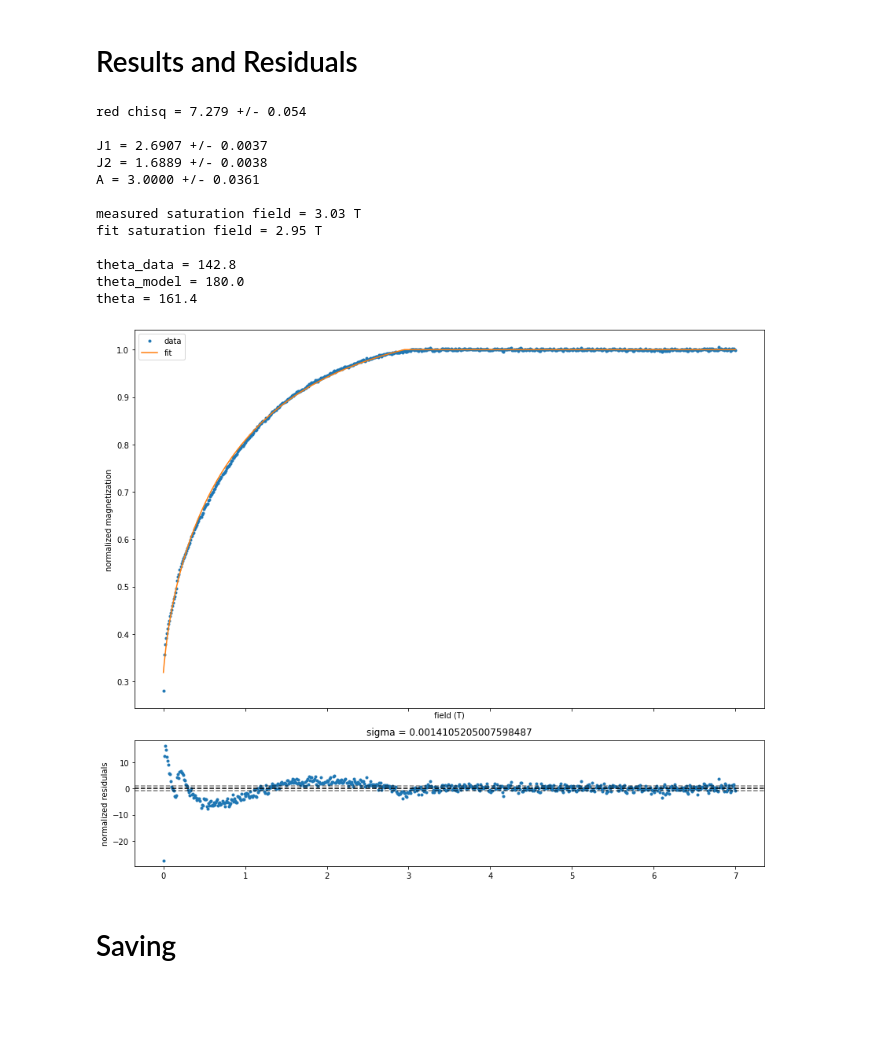
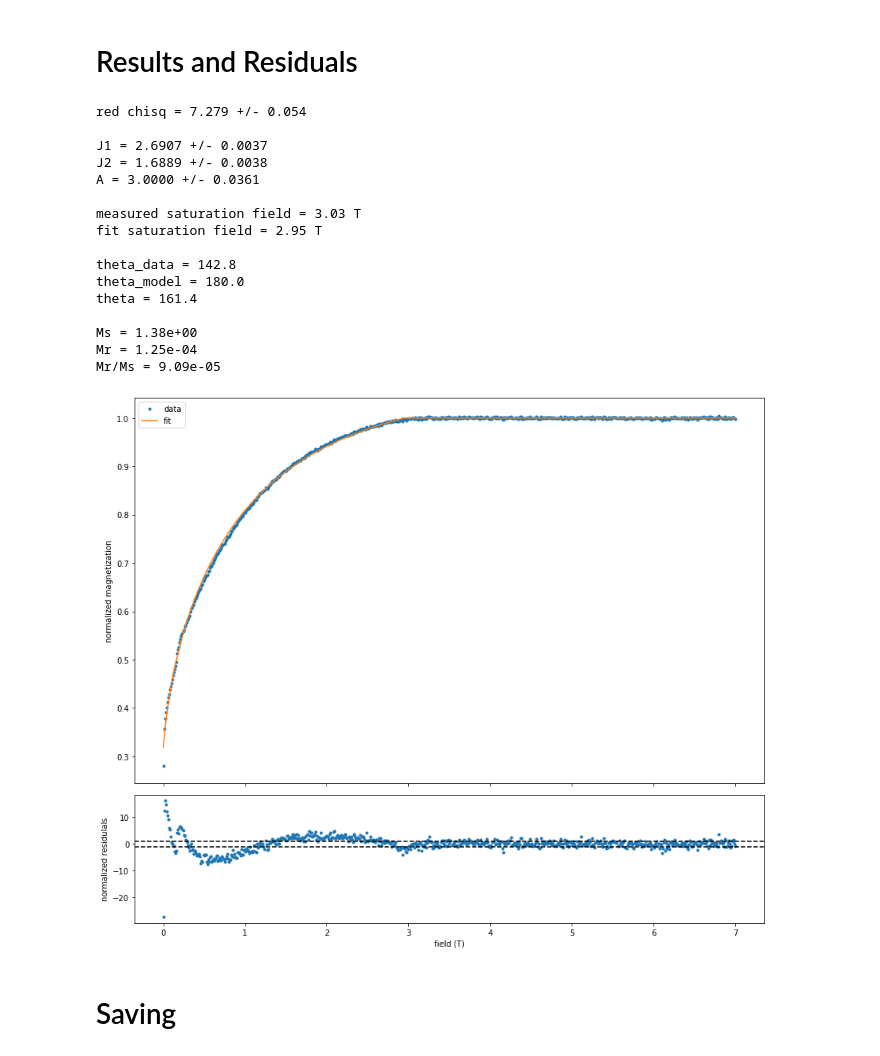
Before and after one commit to Elliot-Wadge/MagnetizationFitting, a Jupyter notebook: notebooks/clean_fitting-mpl.ipynb, the cells around one changed output. Saved outputs shown, nothing was run; the diff lists cells and outputs as text; code cells hidden in the pictures; blank space fills up the shorter version.

Commit message:
minor changes to print and plotting

```diff
--- a/notebooks/clean_fitting-mpl.ipynb
+++ b/notebooks/clean_fitting-mpl.ipynb
@@ -120,7 +120,7 @@ avg_moment = 3.24e-04
 half_thickness = 4  #in units of nm this is nicer for the solver
 S = 0.2946635385  #in cm^2
 Ms = avg_moment/(2*half_thickness)/S*10**4  #again changing the units to be nice to the solver
-MrMs = momentRaw[0]  #not used in solver
+ratio_MrMs = momentRaw[0]  #not used in solver
 print(f'Ms = {Ms*1000}')  #actual Ms
 print(f"half thickness = {half_thickness} nm")
 print(f"S = {S} cm^2")
@@ -168,7 +167,7 @@ if J1/(2*J2) < 1:
     theta_data = 180 - np.arccos(J1/(2*J2))*180/np.pi
 else:
     theta_data = 180
-theta_model = 2*np.arccos(MrMs)*180/np.pi
+theta_model = 2*np.arccos(ratio_MrMs)*180/np.pi
 theta = np.mean([theta_model, theta_data])
 
 
@@ -178,42 +177,46 @@ print(f"J1 = {J1:.4f} +/- {J1_err:.4f}\nJ2 = {J2:.4f} +/- {J2_err:.4f}\nA = {A:.
 print(f"measured saturation field = {Hsat_meas:.2f} T")
 print(f"fit saturation field = {Hsat_calc:.2f} T\n")
 
-print(f"theta_data = {theta_data:.1f}\ntheta_model = {theta_model:.1f}\ntheta = {theta:.1f}")
+print(f"theta_data = {theta_data:.1f}\ntheta_model = {theta_model:.1f}\ntheta = {theta:.1f}\n")
 
+print(f"Ms = {Ms:.2e}\nMr = {ratio_MrMs*Ms:.2e}\nMr/Ms = {ratio_MrMs:.2e}\n")
 
 
 
 
 # make plots
 fig, (ax1,ax2) = plt.subplots(2,1, figsize = (12,10), gridspec_kw = {'height_ratios': (3,1)}, sharex = True)
 
 ax1.plot(field, norm_moment, '.', label = 'data')
 ax1.plot(field, y_fit, label = 'fit')
-ax1.set(xlabel = 'field (T)', ylabel = 'normalized magnetization')
+ax1.set(ylabel = 'normalized magnetization')
 ax1.legend()
 
 
 ax2.plot(field, norm_res, '.')
 ax2.axhline(y = 1, linestyle = '--', color = 'k')
 
 ax2.axhline(y = -1, linestyle = '--', color = 'k')
-ax2.set(ylabel = 'normalized residulals', title = f'sigma = {sigma}')
+ax2.set(ylabel = 'normalized residulals', xlabel="field (T)")
 fig.tight_layout()
-fig.show()
 # %% [output]
 red chisq = 7.279 +/- 0.054
 
 J1 = 2.6907 +/- 0.0037
 J2 = 1.6889 +/- 0.0038
 A = 3.0000 +/- 0.0361
 
 measured saturation field = 3.03 T
 fit saturation field = 2.95 T
 
 theta_data = 142.8
 theta_model = 180.0
 theta = 161.4
+
+Ms = 1.38e+00
+Mr = 1.25e-04
+Mr/Ms = 9.09e-05
-[figure, old version]
+[figure, new version]
 # %% [markdown]
 # Saving
 # %%
```
Also changed, not shown: parts of 4 cells of this notebook, 2 other files.
